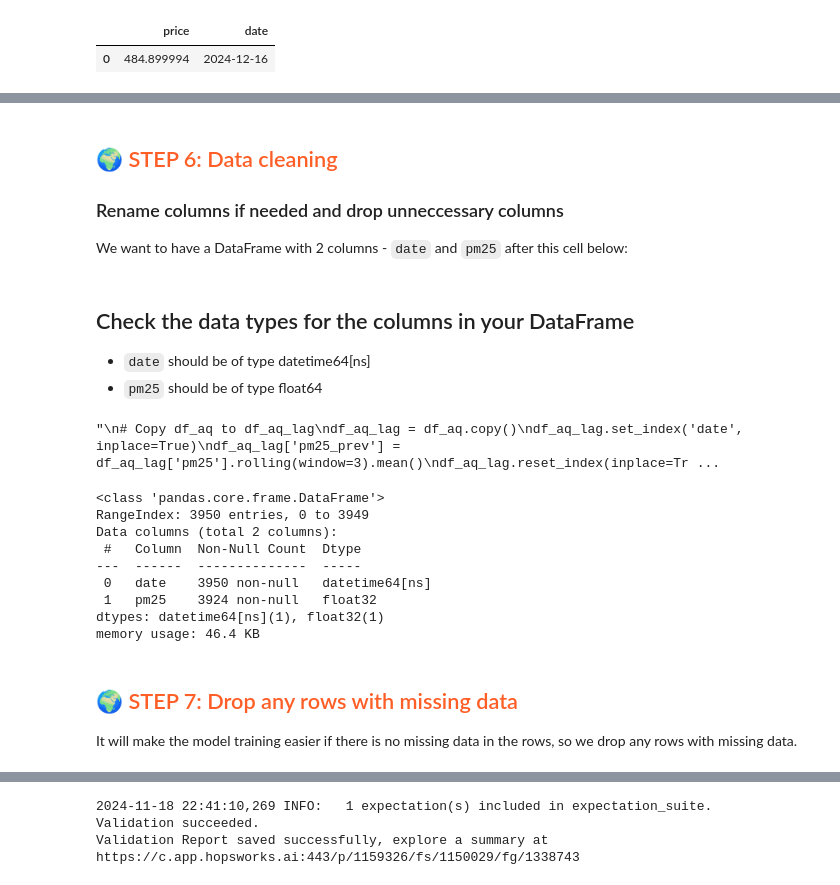
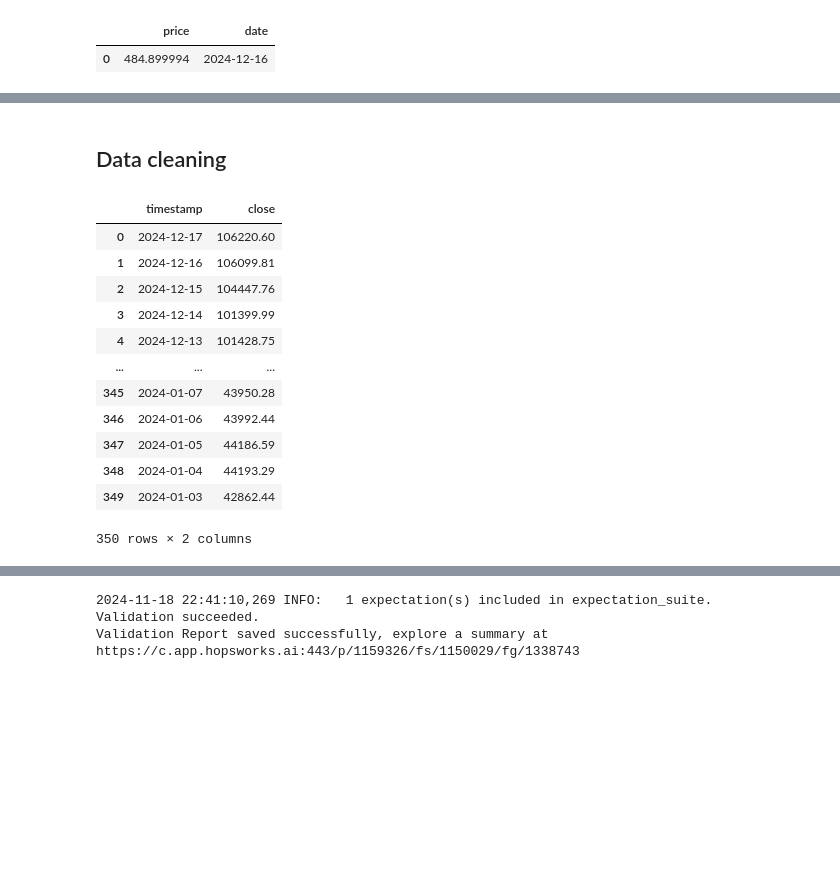
Before and after one commit to TheresaHoesl/StockMarketPrediction, a Jupyter notebook: notebooks/1_air_quality_feature_backfill.ipynb, the cells around one changed output, grey strips where cells are left out. Saved outputs shown, nothing was run; the diff lists cells and outputs as text; code cells hidden in the pictures; blank space fills up the shorter version.

```diff
--- a/notebooks/1_air_quality_feature_backfill.ipynb
+++ b/notebooks/1_air_quality_feature_backfill.ipynb
@@ -90,3 +72,8 @@ The cell below will read up historical air quality data as a CSV file into a Pan
+# %%
+csv_file_SPOT="../data/daily_SPOT.csv"
+csv_file_GOOGL="../data/daily_GOOGL.csv"
+csv_file_BTC="../data/currency_daily_BTC_USD.csv"
 # %%
-df = pd.read_csv(csv_file,  parse_dates=['date'], skipinitialspace=True)
-df
+df_SPOT = pd.read_csv(csv_file_SPOT)
+df_GOOGL = pd.read_csv(csv_file_GOOGL)
+df_BTC = pd.read_csv(csv_file_BTC)
@@ -107,48 +80,22 @@ df
 # %% [markdown]
-## <span style='color:#ff5f27'> 🌍 STEP 6: Data cleaning</span>
-
-
-### Rename columns if needed and drop unneccessary columns
-
-We want to have a DataFrame with 2 columns - `date` and `pm25` after this cell below:
+## Data cleaning
-# %% [markdown]
-## Check the data types for the columns in your DataFrame
-
- * `date` should be of type   datetime64[ns]
- * `pm25` should be of type float64
 # %%
-# These commands will succeed if your CSV file didn't have a `median` or `timestamp` column
-df = df.rename(columns={"median": "pm25"})
-df = df.rename(columns={"timestamp": "date"})
-
-df_aq = df[['date', 'pm25']].copy()
-df_aq['pm25'] = df_aq['pm25'].astype('float32')
-
-'''
-# Copy df_aq to df_aq_lag
-df_aq_lag = df_aq.copy()
-df_aq_lag.set_index('date', inplace=True)
-df_aq_lag['pm25_prev'] = df_aq_lag['pm25'].rolling(window=3).mean()
-df_aq_lag.reset_index(inplace=True)
-
-df_aq_lag
-'''
+# extract closing price
+df_SPOT.drop(columns=['open', 'high', 'low', 'volume'])
+df_GOOGL.drop(columns=['open', 'high', 'low', 'volume'])
+df_BTC.drop(columns=['open', 'high', 'low', 'volume'])
 # %% [output]
+|  | timestamp | close |
+| 0 | 2024-12-17 | 106220.60 |
+| 1 | 2024-12-16 | 106099.81 |
+| 2 | 2024-12-15 | 104447.76 |
+| 3 | 2024-12-14 | 101399.99 |
+| 4 | 2024-12-13 | 101428.75 |
+| ... | ... | ... |
+| 345 | 2024-01-07 | 43950.28 |
+| 346 | 2024-01-06 | 43992.44 |
+| 347 | 2024-01-05 | 44186.59 |
+| 348 | 2024-01-04 | 44193.29 |
+| 349 | 2024-01-03 | 42862.44 |
-"\n# Copy df_aq to df_aq_lag\ndf_aq_lag = df_aq.copy()\ndf_aq_lag.set_index('date', inplace=True)\ndf_aq_lag['pm25_prev'] = df_aq_lag['pm25'].rolling(window=3).mean()\ndf_aq_lag.reset_index(inplace=Tr ...
+350 rows × 2 columns
-# %%
-# Show info
-df_aq.info()
-# %% [output]
-<class 'pandas.core.frame.DataFrame'>
-RangeIndex: 3950 entries, 0 to 3949
-Data columns (total 2 columns):
- #   Column  Non-Null Count  Dtype
----  ------  --------------  -----
- 0   date    3950 non-null   datetime64[ns]
- 1   pm25    3924 non-null   float32
-dtypes: datetime64[ns](1), float32(1)
-memory usage: 46.4 KB
-# %% [markdown]
-## <span style='color:#ff5f27'> 🌍 STEP 7: Drop any rows with missing data </span>
-It will make the model training easier if there is no missing data in the rows, so we drop any rows with missing data.
 # %%
```
Also changed, not shown: parts of 32 cells of this notebook, 1 other file.
